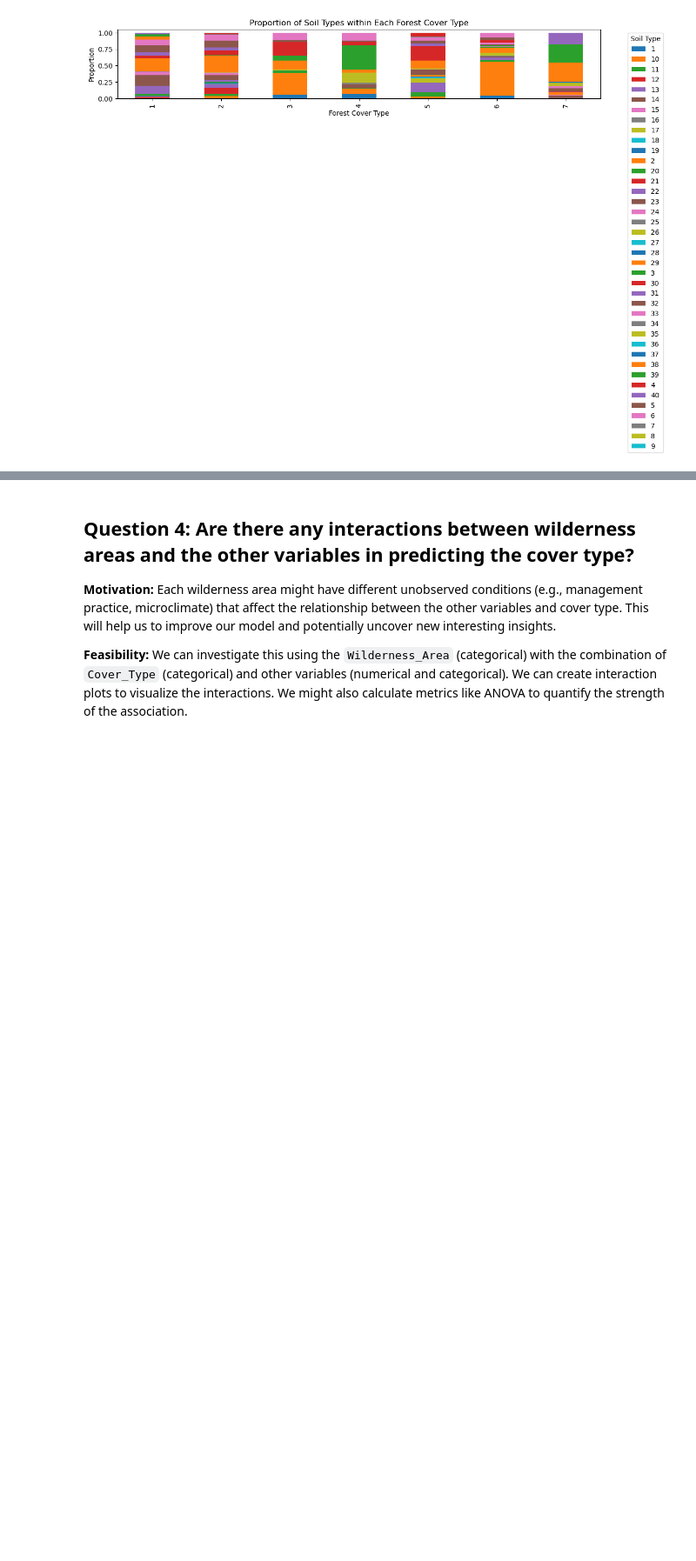
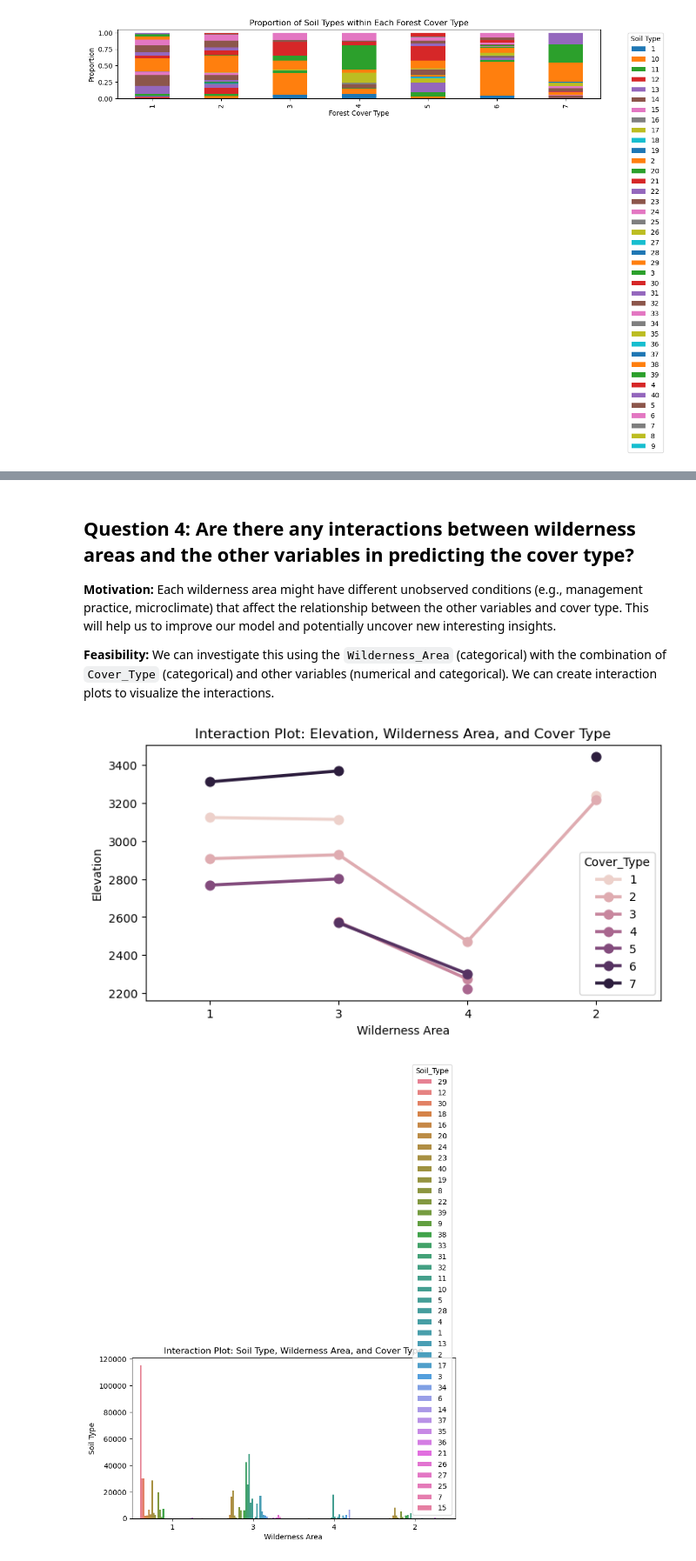
Before and after one commit to iamlkn/PDS_FinalProject, a Jupyter notebook: main.ipynb, the cells around one changed output, grey strips where cells are left out. Shown: that part at 87% size. Cells and saved outputs as stored; diff of their text form; code cells hidden in the pictures; blank space fills up the shorter version.

```diff
--- a/main.ipynb
+++ b/main.ipynb
@@ -644,4 +646,23 @@ By carefully analyzing the associations between soil type and forest cover type,
 
 **Motivation:** Each wilderness area might have different unobserved conditions (e.g., management practice, microclimate) that affect the relationship between the other variables and cover type. This will help us to improve our model and potentially uncover new interesting insights.
 
-**Feasibility:** We can investigate this using the `Wilderness_Area` (categorical) with the combination of `Cover_Type` (categorical) and other variables (numerical and categorical). We can create interaction plots to visualize the interactions. We might also calculate metrics like ANOVA to quantify the strength of the association.
+**Feasibility:** We can investigate this using the `Wilderness_Area` (categorical) with the combination of `Cover_Type` (categorical) and other variables (numerical and categorical). We can create interaction plots to visualize the interactions.
+# %%
+# Create interaction plots for Elevation and Wilderness Area
+plt.figure(figsize=(8, 4))
+sns.pointplot(x='Wilderness_Area', y='Elevation', hue='Cover_Type', data=df, errorbar=None)
+plt.title('Interaction Plot: Elevation, Wilderness Area, and Cover Type')
+plt.xlabel('Wilderness Area')
+plt.ylabel('Elevation')
+plt.show()
+
+# Create interaction plots for Soil Type and Wilderness Area
+plt.figure(figsize=(8, 4))
+sns.countplot(x='Wilderness_Area', hue='Soil_Type', data=df)
+plt.title('Interaction Plot: Soil Type, Wilderness Area, and Cover Type')
+plt.xlabel('Wilderness Area')
+plt.ylabel('Soil Type')
+plt.show()
+# %% [output]
+[figure, added]
+[figure, added]
```
Also changed, not shown: parts of 7 cells of this notebook.
